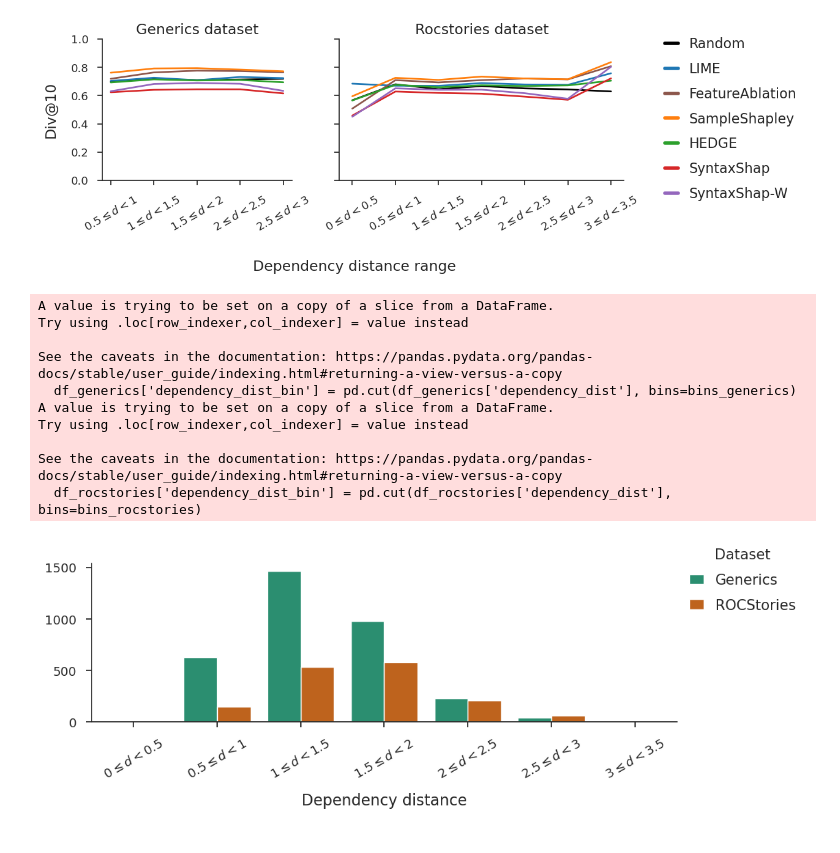
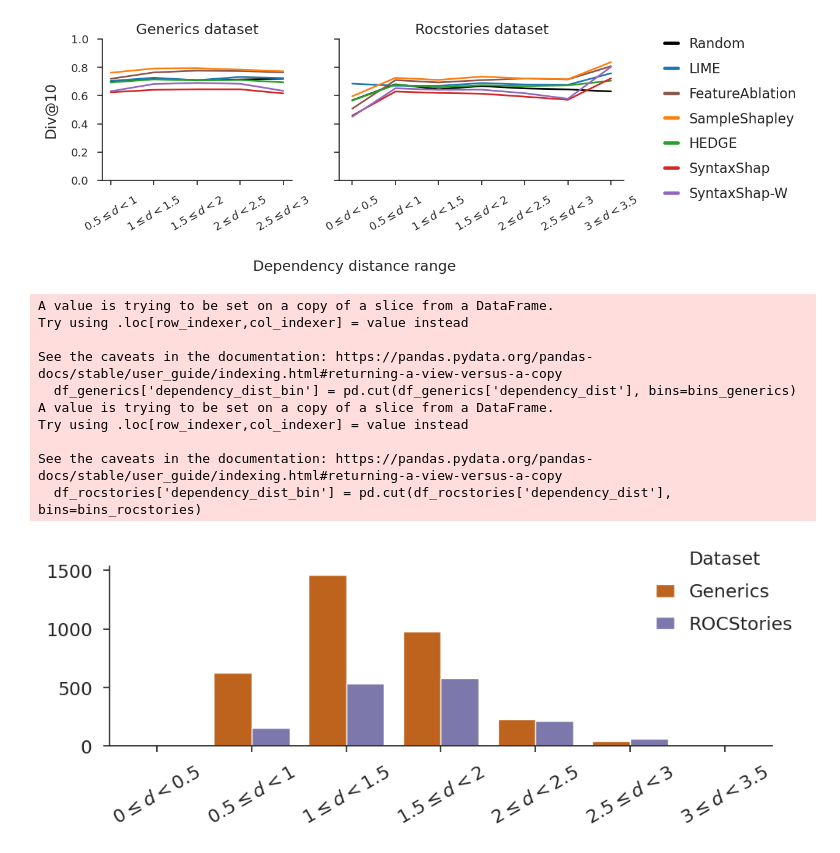
Before and after one commit to k-amara/syntax-shap, a Jupyter notebook: notebooks/Scores_Visualization_Mistral.ipynb, the cells around one changed output. Cells and saved outputs as stored; diff of their text form; code cells hidden in the pictures.

```diff
--- a/notebooks/Scores_Visualization_Mistral.ipynb
+++ b/notebooks/Scores_Visualization_Mistral.ipynb
@@ -753,46 +753,49 @@ order = ['negation', 'generics', 'rocstories']
 df_all = df_all.sort_values(by='dataset', key=lambda x: x.map({v: i for i, v in enumerate(order)}))
 df_all['dataset'] = df_all['dataset'].replace({'negation': 'Negation', 'generics': 'Generics', 'rocstories': 'ROCStories'})
 
+dataset_pal = sns.color_palette("Dark2")
+dataset_dict_color = {'Negation': dataset_pal[0], 'Generics': dataset_pal[1], 'ROCStories': dataset_pal[2]}
 
 # Plotting with Seaborn
 sns.set(style="whitegrid")
 sns.set_style("ticks")
-sns.set_context("notebook", rc={"xtick.labelsize" : 15, "ytick.labelsize" : 15})
+sns.set_context("notebook", rc={"xtick.labelsize" : 17, "ytick.labelsize" : 17})
 
 custom_order = ["(0, 0.5]","(0.5, 1.0]","(1.0, 1.5]","(1.5, 2.0]","(2.0, 2.5]","(2.5, 3.0]","(3.0, 3.5]"]
 # Plotting
 fig = plt.figure(figsize=(11, 3))
 ax = fig.add_subplot(1, 1, 1)
 
-sns.countplot(data=df_all, x='dependency_dist_bin', hue='dataset', palette=sns.color_palette("Dark2"), width=0.8, edgecolor='white', order=custom_order, ax=ax)
-plt.xlabel('Dependency distance', fontsize=16, labelpad=12)
+sns.countplot(data=df_all, x='dependency_dist_bin', hue='dataset', palette=dataset_dict_color, width=0.8, edgecolor='white', order=custom_order, ax=ax)
+#plt.xlabel('Dependency distance', fontsize=16, labelpad=12)
 plt.ylabel(None)
 xtick_labels=[r'$0\leq d<0.5$', r'$0.5\leq d<1$', r'$1\leq d<1.5$', r'$1.5\leq d<2$', r'$2\leq d<2.5$', r'$2.5\leq d<3$', r'$3\leq d<3.5$']
 plt.xticks(ticks=range(len(custom_order)), labels=xtick_labels)
 # Apply tick parameters to the axis
-ax.tick_params(axis='both', which='major', labelsize=13, pad=10)
+ax.tick_params(axis='both', which='major', labelsize=17, pad=10)
 ax.tick_params(axis='x', rotation=30)
+ax.set_xlabel('')
 
-legend = plt.legend(title='Dataset', loc='upper left', bbox_to_anchor=(1, 1.18), fontsize=15, frameon=False, handlelength=1, labelspacing=0.8)
-legend.get_title().set_fontsize('15')  # Increase legend title font size
+legend = plt.legend(title='Dataset', loc='upper left', bbox_to_anchor=(0.8, 1.18), fontsize=17, frameon=False, handlelength=1, labelspacing=0.8)
+legend.get_title().set_fontsize('17')  # Increase legend title font size
 for line in legend.get_lines():
     line.set_linewidth(4)  # Increase line width in legend
 
 #plt.legend([],[], frameon=False)
 sns.despine()
 
 plt.savefig(os.path.join(save_dir, f"figures/{model_name}/stats_{model_name}_dependency_dist.pdf"), bbox_inches='tight', dpi=600)
 
 plt.show()
 # %% [output]
 A value is trying to be set on a copy of a slice from a DataFrame.
 Try using .loc[row_indexer,col_indexer] = value instead
 
 See the caveats in the documentation: https://pandas.pydata.org/pandas-docs/stable/user_guide/indexing.html#returning-a-view-versus-a-copy
   df_generics['dependency_dist_bin'] = pd.cut(df_generics['dependency_dist'], bins=bins_generics)
 A value is trying to be set on a copy of a slice from a DataFrame.
 Try using .loc[row_indexer,col_indexer] = value instead
 
 See the caveats in the documentation: https://pandas.pydata.org/pandas-docs/stable/user_guide/indexing.html#returning-a-view-versus-a-copy
   df_rocstories['dependency_dist_bin'] = pd.cut(df_rocstories['dependency_dist'], bins=bins_rocstories)
-[figure, old version]
+[figure, new version]
```
Also changed, not shown: 3 other files.
